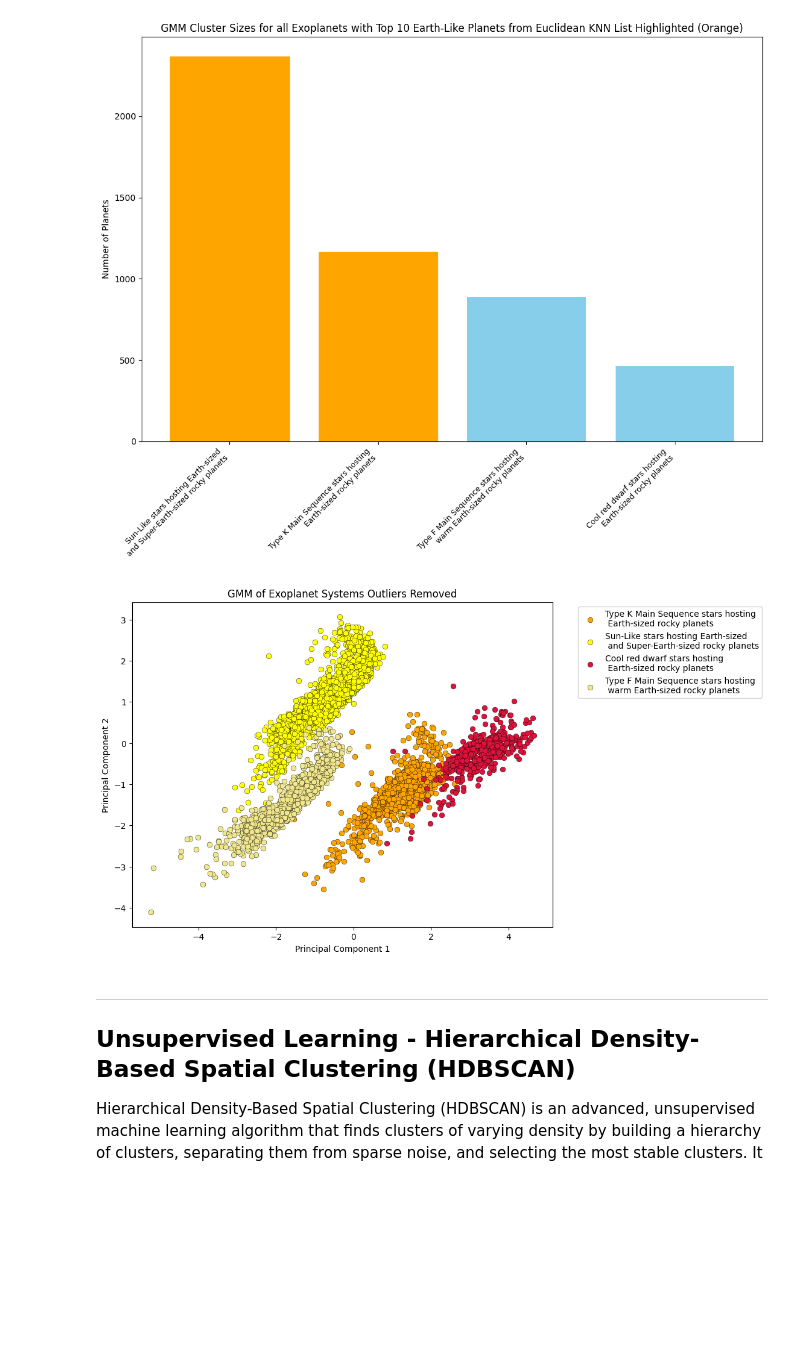
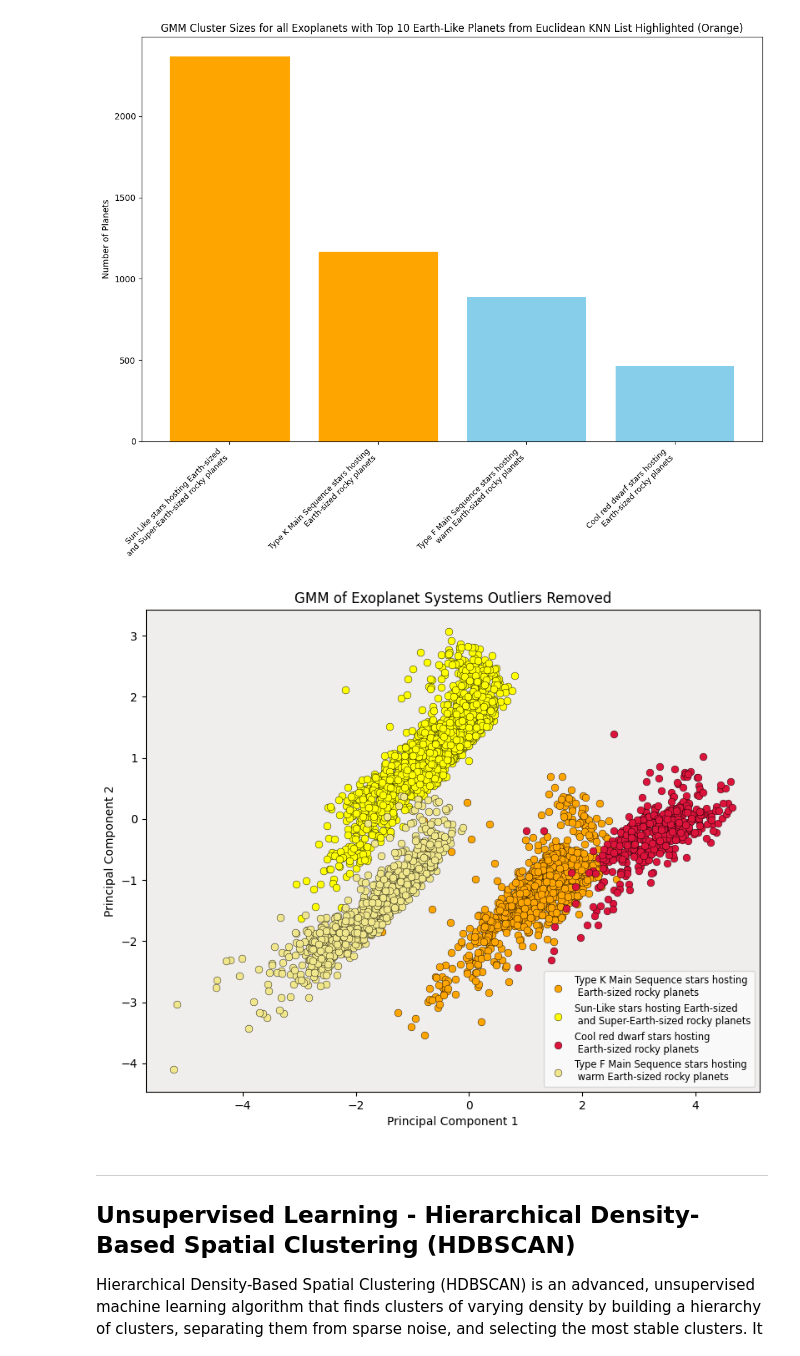
Before and after one commit to Graviton12/DS_Final_Project_SZM, a Jupyter notebook: Final Project Materials/DS_Predictive_Analysis_Model.ipynb, the cells around one changed output. Cells and saved outputs as stored; diff of their text form; code cells hidden in the pictures; blank space fills up the shorter version.

```diff
--- a/Final Project Materials/DS_Predictive_Analysis_Model.ipynb
+++ b/Final Project Materials/DS_Predictive_Analysis_Model.ipynb
@@ -2982,36 +2984,38 @@ cluster_names_gmm2 = {
     3: "Type F Main Sequence stars hosting\n warm Earth-sized rocky planets"
 }
 
 # visualize using PCA
 pca = PCA(n_components=4)
 data_pca = pca.fit_transform(new_exoplanets_filtered_GMM_cleaned)
 
-plt.figure(figsize=(9,7))
+plt.figure(figsize=(9.5,7.5))
+ax = plt.gca()
+ax.set_facecolor('#f0eded')
 
 for cluster_id in range(4):
 
     # select points in this cluster
     cluster_points = data_pca[kmeans_labels == cluster_id]
 
     plt.scatter(
         cluster_points[:,0],
         cluster_points[:,1],
         color=cluster_colors_cleaned[cluster_id],
         label=cluster_names_gmm2[cluster_id],
         marker='o',
         s=40,
         edgecolors='black',
         linewidths=0.3,
     )
 
 plt.xlabel("Principal Component 1")
 plt.ylabel("Principal Component 2")
 plt.title("GMM of Exoplanet Systems Outliers Removed")
 
-plt.legend(bbox_to_anchor=(1.05,1), loc='upper left')
+plt.legend(loc='lower right', fontsize=8.3, framealpha=0.7)
 plt.show()
 # %% [output]
-[figure, old version]
+[figure, new version]
 # %% [markdown]
 ---
 ## **Unsupervised Learning - Hierarchical Density-Based Spatial Clustering (HDBSCAN)**
```
Also changed, not shown: parts of 2 cells of this notebook, 1 other file.
